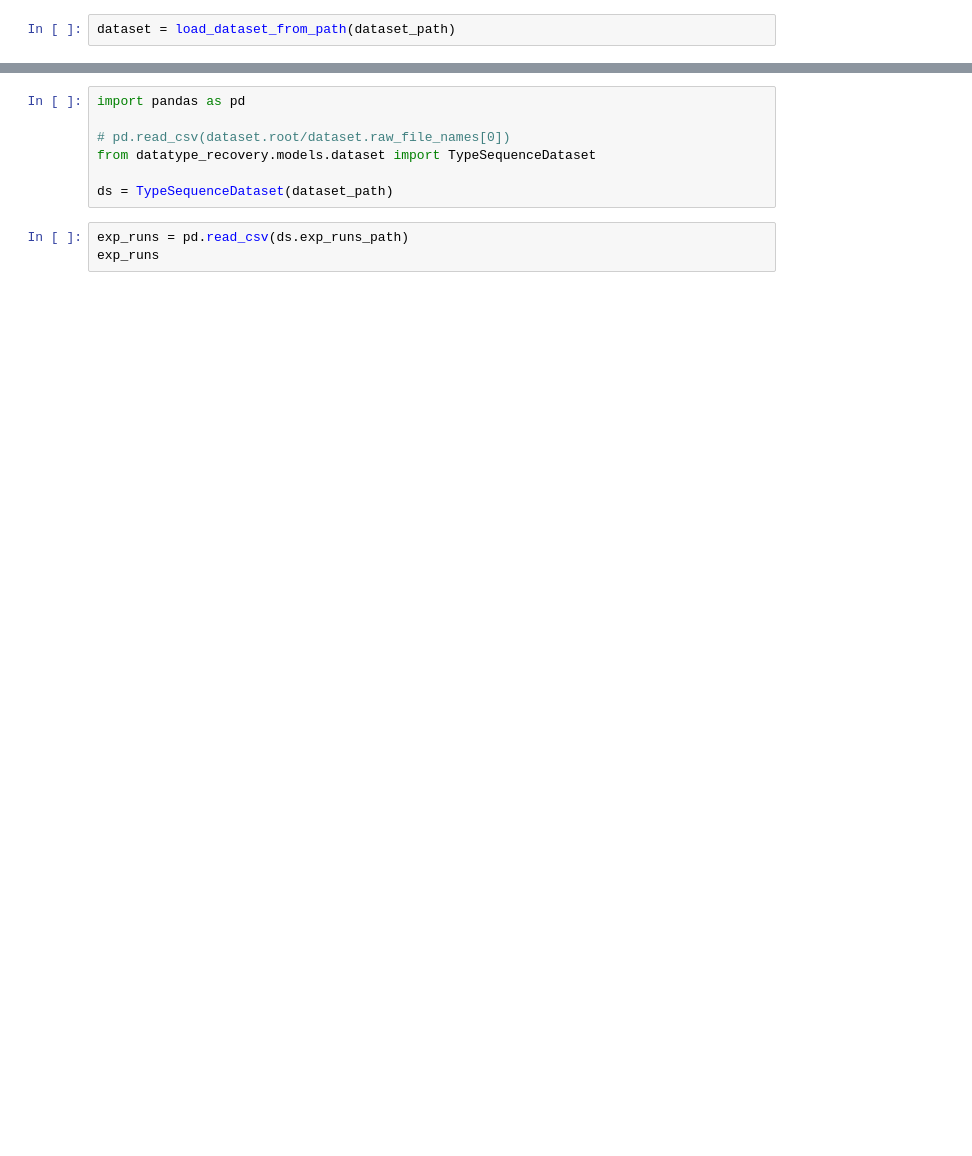
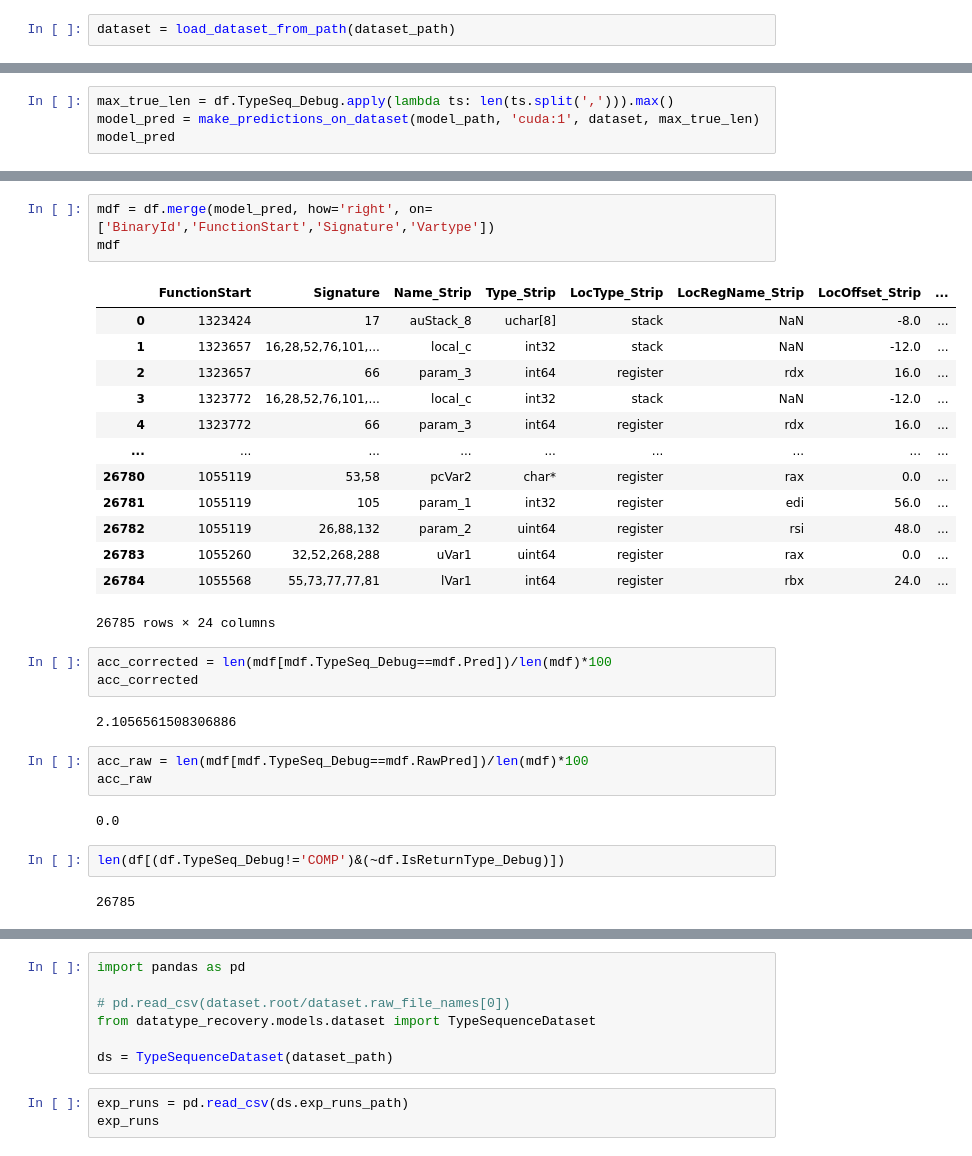
Before and after one commit to lasserre/datatype-recovery-experiments, a Jupyter notebook: notebooks/eval.ipynb, the cells around one changed output, grey strips where cells are left out. Cells and saved outputs as stored; diff of their text form; blank space fills up the shorter version.

```diff
--- a/notebooks/eval.ipynb
+++ b/notebooks/eval.ipynb
@@ -84,0 +145,4 @@ dataset = load_dataset_from_path(dataset_path)
+# %%
+max_true_len = df.TypeSeq_Debug.apply(lambda ts: len(ts.split(','))).max()
+model_pred = make_predictions_on_dataset(model_path, 'cuda:1', dataset, max_true_len)
+model_pred
@@ -85,3 +171,34 @@ dataset = load_dataset_from_path(dataset_path)
+# %%
+mdf = df.merge(model_pred, how='right', on=['BinaryId','FunctionStart','Signature','Vartype'])
+mdf
+# %% [output]
+|  | FunctionStart | Signature | Name_Strip | Type_Strip | LocType_Strip | LocRegName_Strip | LocOffset_Strip | ... |
+| 0 | 1323424 | 17 | auStack_8 | uchar[8] | stack | NaN | -8.0 | ... |
+| 1 | 1323657 | 16,28,52,76,101,... | local_c | int32 | stack | NaN | -12.0 | ... |
+| 2 | 1323657 | 66 | param_3 | int64 | register | rdx | 16.0 | ... |
+| 3 | 1323772 | 16,28,52,76,101,... | local_c | int32 | stack | NaN | -12.0 | ... |
+| 4 | 1323772 | 66 | param_3 | int64 | register | rdx | 16.0 | ... |
+| ... | ... | ... | ... | ... | ... | ... | ... | ... |
+| 26780 | 1055119 | 53,58 | pcVar2 | char* | register | rax | 0.0 | ... |
+| 26781 | 1055119 | 105 | param_1 | int32 | register | edi | 56.0 | ... |
+| 26782 | 1055119 | 26,88,132 | param_2 | uint64 | register | rsi | 48.0 | ... |
+| 26783 | 1055260 | 32,52,268,288 | uVar1 | uint64 | register | rax | 0.0 | ... |
+| 26784 | 1055568 | 55,73,77,77,81 | lVar1 | int64 | register | rbx | 24.0 | ... |
+26785 rows × 24 columns
+# %%
+acc_corrected = len(mdf[mdf.TypeSeq_Debug==mdf.Pred])/len(mdf)*100
+acc_corrected
+# %% [output]
+2.1056561508306886
+# %%
+acc_raw = len(mdf[mdf.TypeSeq_Debug==mdf.RawPred])/len(mdf)*100
+acc_raw
+# %% [output]
+0.0
+# %%
+len(df[(df.TypeSeq_Debug!='COMP')&(~df.IsReturnType_Debug)])
+# %% [output]
+26785
 # %%
 dataset[0].varid
 # %% [output]
```
Also changed, not shown: parts of 13 cells of this notebook, 2 other files.
